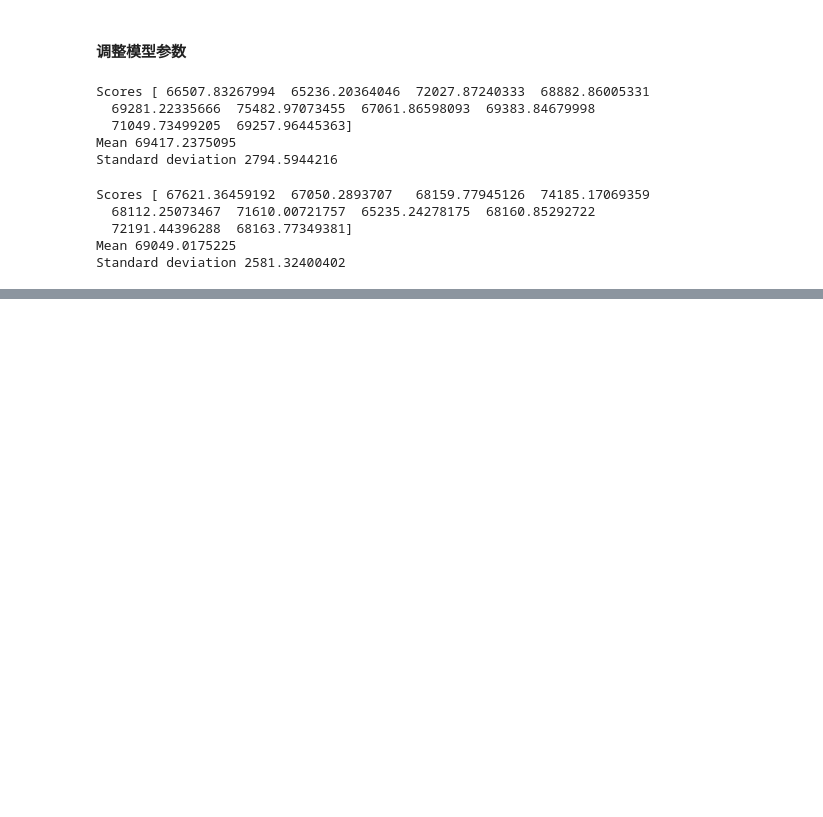
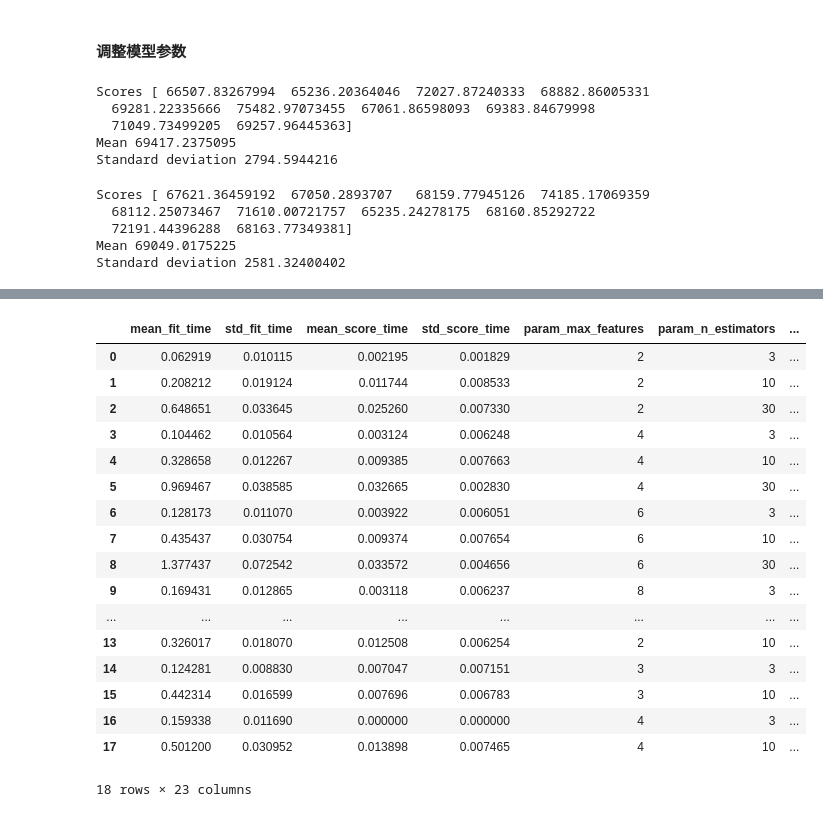
Before and after one commit to KbDw0324/handson_ml_tf, a Jupyter notebook: chapter2.ipynb, the cells around one changed output, grey strips where cells are left out. Drawn from its saved outputs; the diff is of its cells as text; code cells hidden in the pictures; blank space fills up the shorter version.

```diff
--- a/chapter2.ipynb
+++ b/chapter2.ipynb
@@ -476,3 +481,8 @@ Scores [ 67621.36459192  67050.2893707   68159.77945126  74185.17069359
   72191.44396288  68163.77349381]
 Mean 69049.0175225
 Standard deviation 2581.32400402
+# %%
+#  既然决策树的过拟合情况比较严重，那么可以考虑采用随机森林回归进行拟合模型
+from sklearn.ensemble import RandomForestRegressor
+forest_reg=RandomForestRegressor(random_state=42)
+forest_reg.fit(housing_prepared, housing_labels)
@@ -478,0 +530,4 @@ Standard deviation 2581.32400402
+# %%
+from sklearn.svm import  SVR
+svm_reg=SVR(kernel='linear')
+svm_reg.fit(housing_prepared,housing_labels)
@@ -478,0 +549,9 @@ Standard deviation 2581.32400402
+# %%
+from sklearn.model_selection import  GridSearchCV
+para_grid=[
+    {'n_estimators':[3,10,30],'max_features':[2,4,6,8]},
+    {'bootstrap':[False],'n_estimators':[3,10],'max_features':[2,3,4]}
+]
+forest_reg=RandomForestRegressor(random_state=42)
+grid_search=GridSearchCV(forest_reg,para_grid,cv=5,scoring='neg_mean_squared_error',return_train_score =True,)
+grid_search.fit(housing_prepared,housing_labels)
@@ -478,0 +583,6 @@ Standard deviation 2581.32400402
+# %%
+cvresults=grid_search.cv_results_
+# grid_search 的scriterion='mse'
+# http://scikit-learn.org/stable/modules/model_evaluation.html#scoring-parameter
+for mean_score, params in zip(cvresults['mean_test_score'],cvresults['params']):
+    print(np.sqrt(-mean_score),params)
@@ -478,0 +608,21 @@ Standard deviation 2581.32400402
+# %%
+pd.DataFrame(cvresults)
+# %% [output]
+|  | mean_fit_time | std_fit_time | mean_score_time | std_score_time | param_max_features | param_n_estimators | ... |
+| 0 | 0.062919 | 0.010115 | 0.002195 | 0.001829 | 2 | 3 | ... |
+| 1 | 0.208212 | 0.019124 | 0.011744 | 0.008533 | 2 | 10 | ... |
+| 2 | 0.648651 | 0.033645 | 0.025260 | 0.007330 | 2 | 30 | ... |
+| 3 | 0.104462 | 0.010564 | 0.003124 | 0.006248 | 4 | 3 | ... |
+| 4 | 0.328658 | 0.012267 | 0.009385 | 0.007663 | 4 | 10 | ... |
+| 5 | 0.969467 | 0.038585 | 0.032665 | 0.002830 | 4 | 30 | ... |
+| 6 | 0.128173 | 0.011070 | 0.003922 | 0.006051 | 6 | 3 | ... |
+| 7 | 0.435437 | 0.030754 | 0.009374 | 0.007654 | 6 | 10 | ... |
+| 8 | 1.377437 | 0.072542 | 0.033572 | 0.004656 | 6 | 30 | ... |
+| 9 | 0.169431 | 0.012865 | 0.003118 | 0.006237 | 8 | 3 | ... |
+| ... | ... | ... | ... | ... | ... | ... | ... |
+| 13 | 0.326017 | 0.018070 | 0.012508 | 0.006254 | 2 | 10 | ... |
+| 14 | 0.124281 | 0.008830 | 0.007047 | 0.007151 | 3 | 3 | ... |
+| 15 | 0.442314 | 0.016599 | 0.007696 | 0.006783 | 3 | 10 | ... |
+| 16 | 0.159338 | 0.011690 | 0.000000 | 0.000000 | 4 | 3 | ... |
+| 17 | 0.501200 | 0.030952 | 0.013898 | 0.007465 | 4 | 10 | ... |
+18 rows × 23 columns
```
Also changed, not shown: parts of 26 cells of this notebook.
